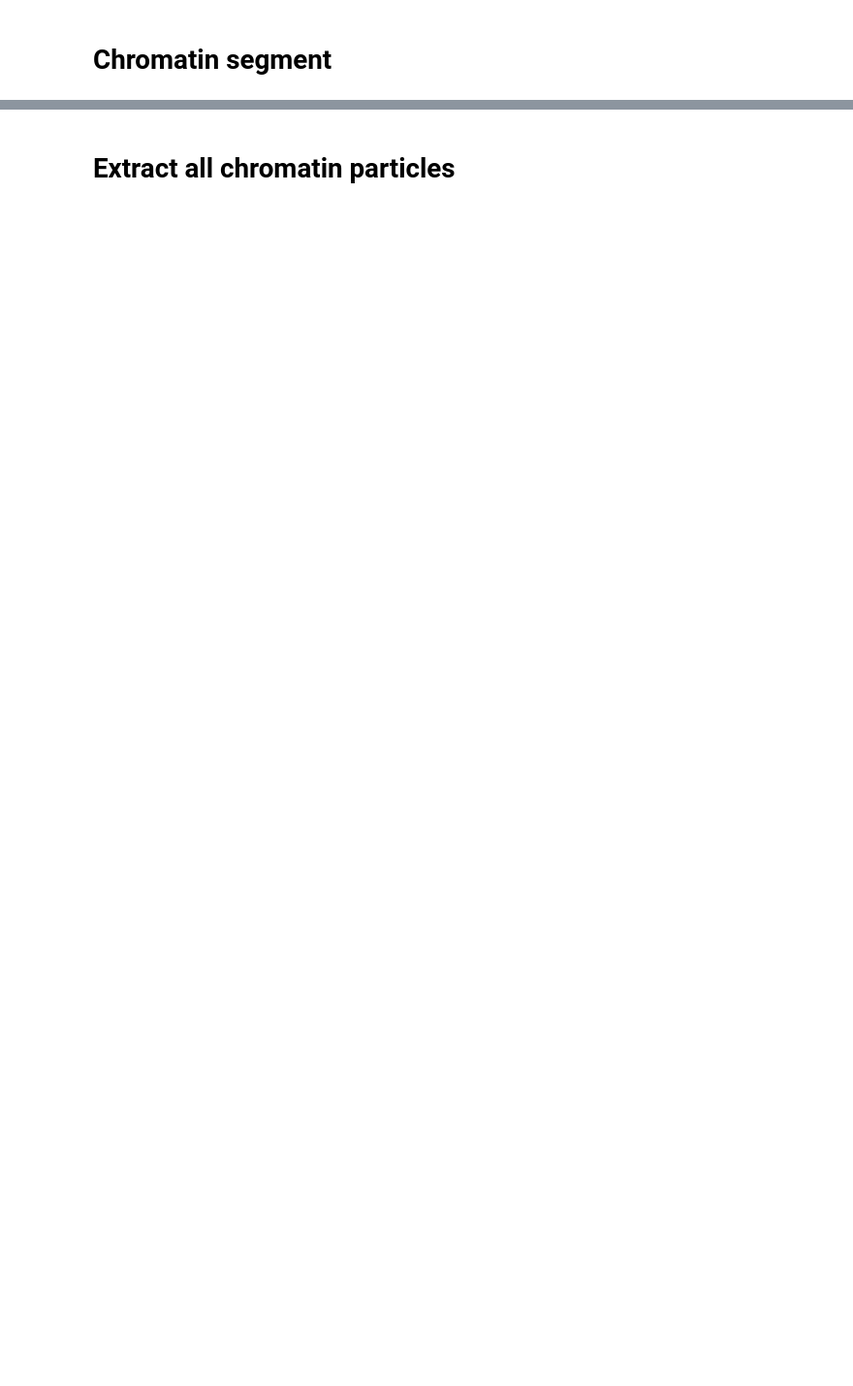
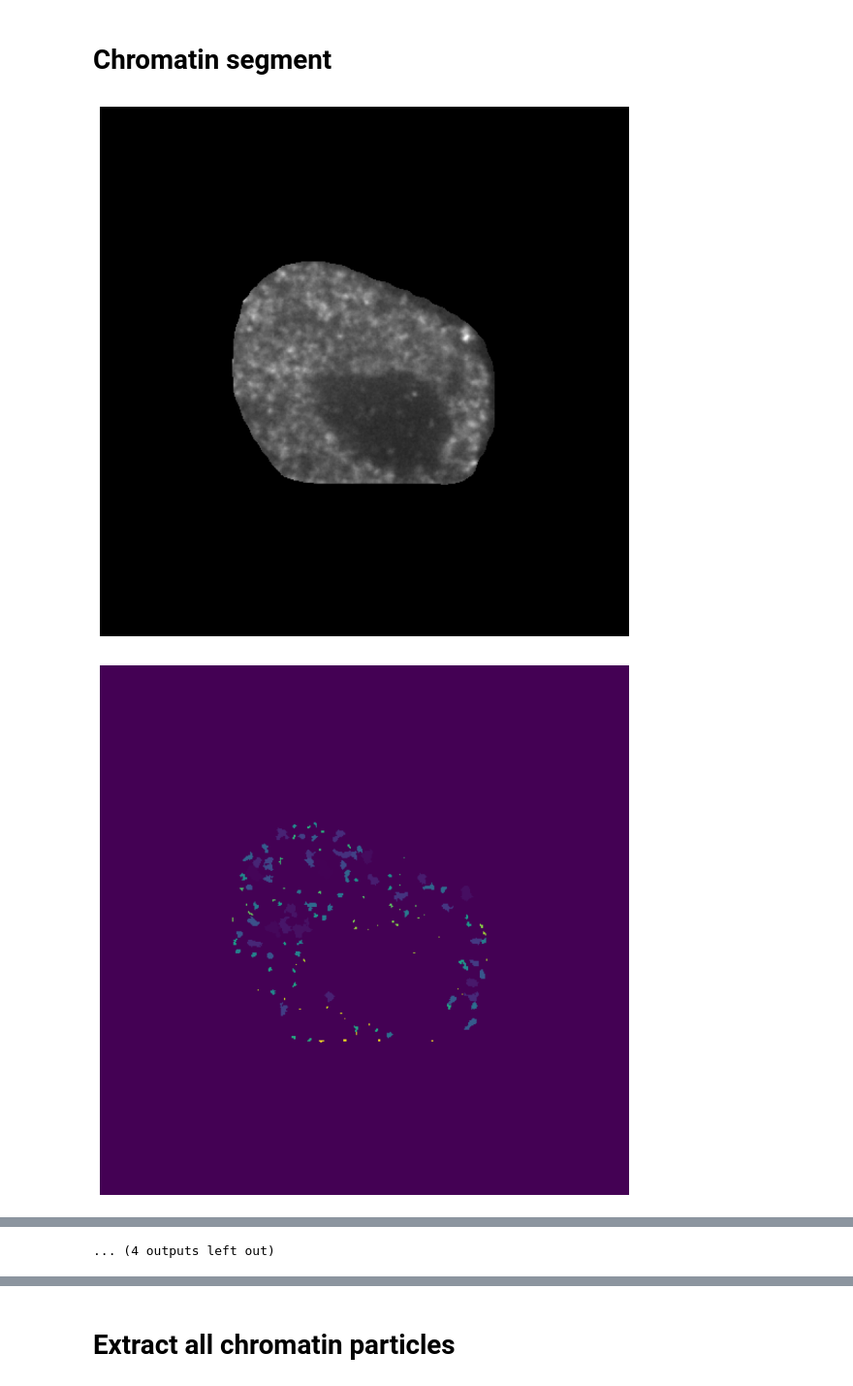
Before and after one commit to dddogwang/disease_epigenome, a Jupyter notebook: Biomarker/chromatin_segmentation.ipynb, the cells around one changed output, grey strips where cells are left out. Shown at 97% size. Drawn from its saved outputs; the diff is of its cells as text; code cells hidden in the pictures; blank space fills up the shorter version.

```diff
--- a/Biomarker/chromatin_segmentation.ipynb
+++ b/Biomarker/chromatin_segmentation.ipynb
@@ -127,11 +181,14 @@ def show_mask_and_metrics(ctrl_type, rett_type, chip_type, num, lr=False):
 # %% [markdown]
 # Chromatin segment
 # %%
-ctrl_type = "CTRL"
-rett_type = "HPS9999"
-chip_type = "H3K27ac"
-home_path = "../Classification"
+home_path = "/groups/gaa50089/acd13264yb/disease_epigenome/results_RTT"
+save_dir = "/groups/gaa50089/acd13264yb/disease_epigenome/results_RTT/Biomarker/results_figures"
+num = 0
+cc_mask = show_mask("RETT", "HPS9999", "H3K27ac", num, slr="SR", save_dir=save_dir)
+cc_mask = show_mask("RETT", "HPS9999", "CTCF", num, slr="SR", save_dir=save_dir)
 
-num = 1
-cc_mask = show_mask_and_metrics(ctrl_type, rett_type, chip_type, num)
-cc_masklr = show_mask_and_metrics(ctrl_type, rett_type, chip_type, num, lr=True)
+cc_masklr = show_mask("RETT", "HPS9999", "H3K27ac", num, slr="LR", save_dir=save_dir)
+cc_masklr = show_mask("RETT", "HPS9999", "CTCF", num, slr="LR", save_dir=save_dir)
+# %% [output]
+[figure, added]
+[figure, added]
@@ -137,0 +205 @@ cc_masklr = show_mask_and_metrics(ctrl_type, rett_type, chip_type, num, lr=True)
+... (4 outputs left out)
```
Also changed, not shown: parts of 5 cells of this notebook.
